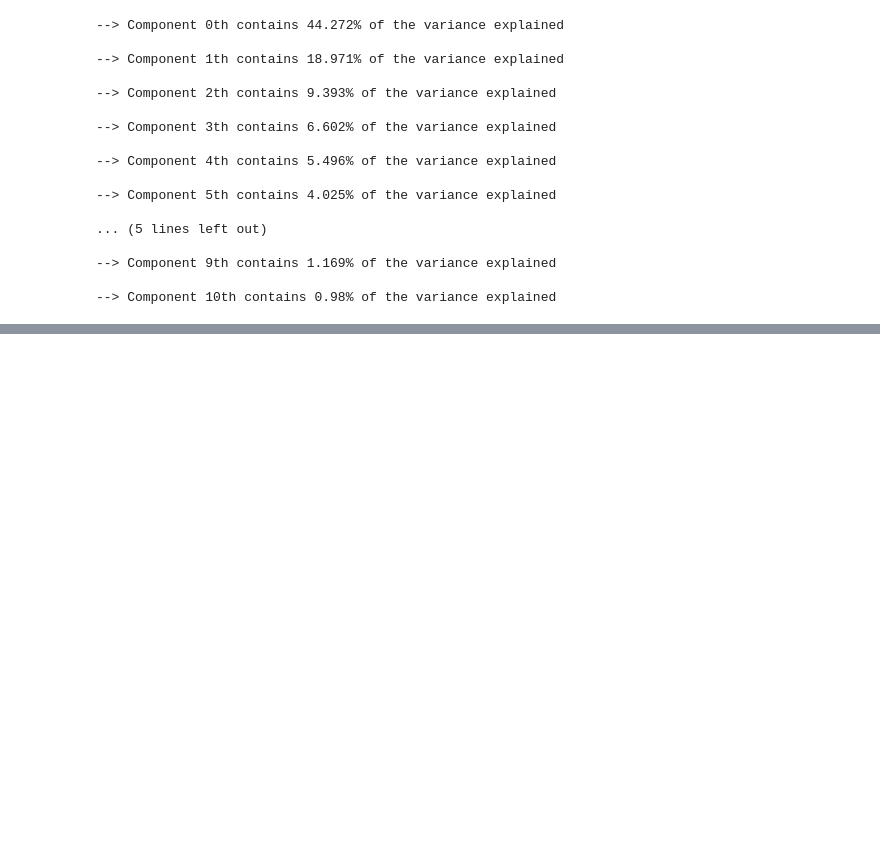
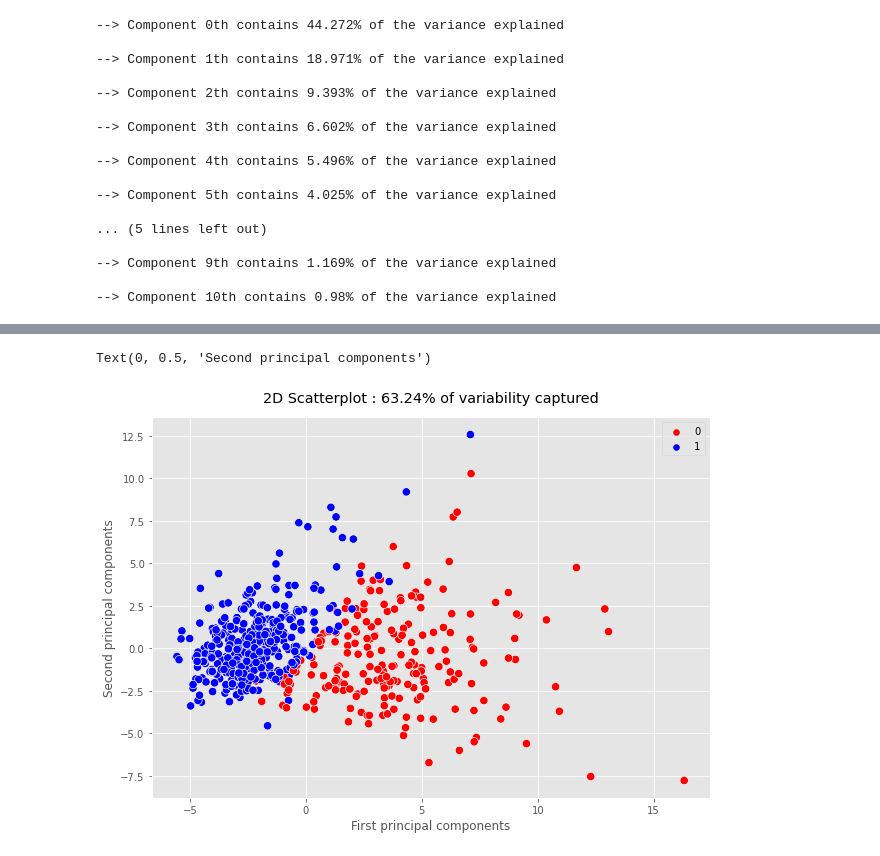
Before and after one commit to Mohammadkaviany/MachineLearning, a Jupyter notebook: PCA.ipynb, the cells around one changed output, grey strips where cells are left out. Drawn from its saved outputs; the diff is of its cells as text; code cells hidden in the pictures; blank space fills up the shorter version.

```diff
--- a/PCA.ipynb
+++ b/PCA.ipynb
@@ -75,0 +128,11 @@ for i in range(0, 11):
+# %%
+plt.figure(figsize=(10, 7))
+sns.scatterplot(x=X_pca_2[:, 0], y=X_pca_2[:, 1], s = 70,
+                hue = cancer.target, palette=["red", 'blue'])
+
+plt.title("2D Scatterplot : 63.24% of variability captured", pad=15)
+plt.xlabel("First principal components")
+plt.ylabel("Second principal components")
+# %% [output]
+Text(0, 0.5, 'Second principal components')
+[figure, added]
```
Also changed, not shown: parts of 15 cells of this notebook.
